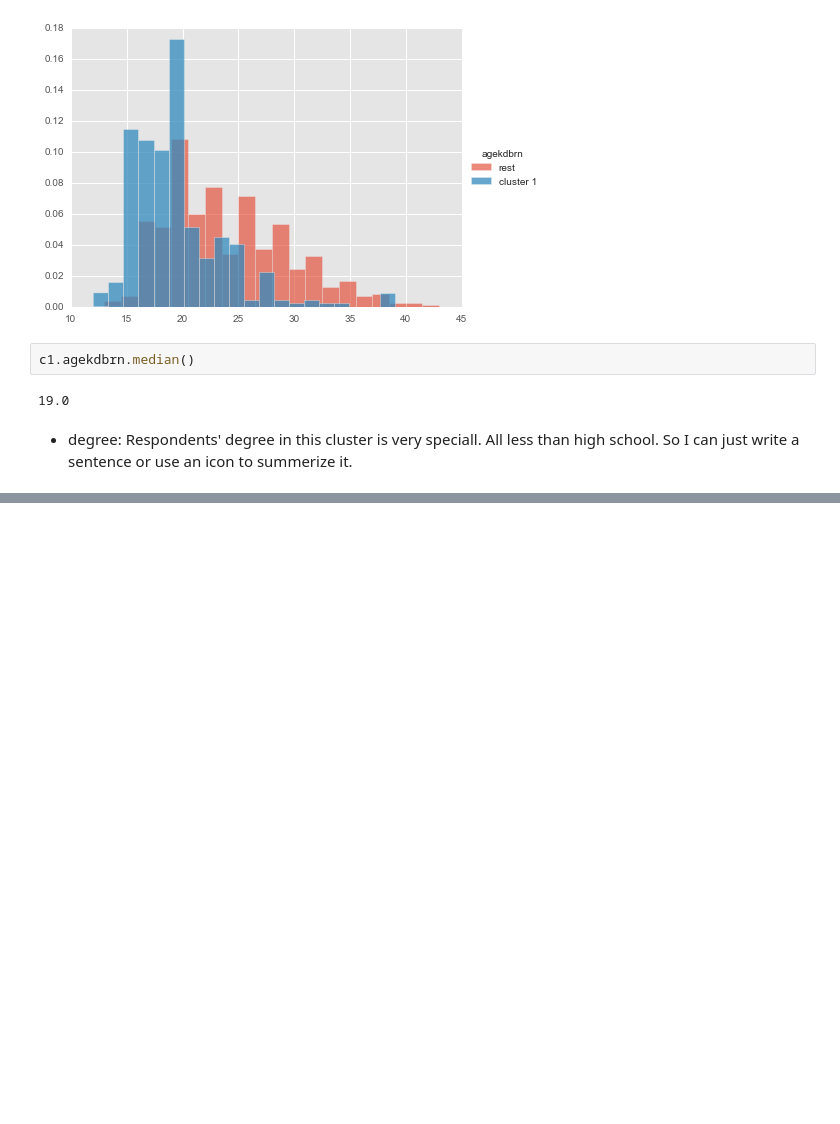
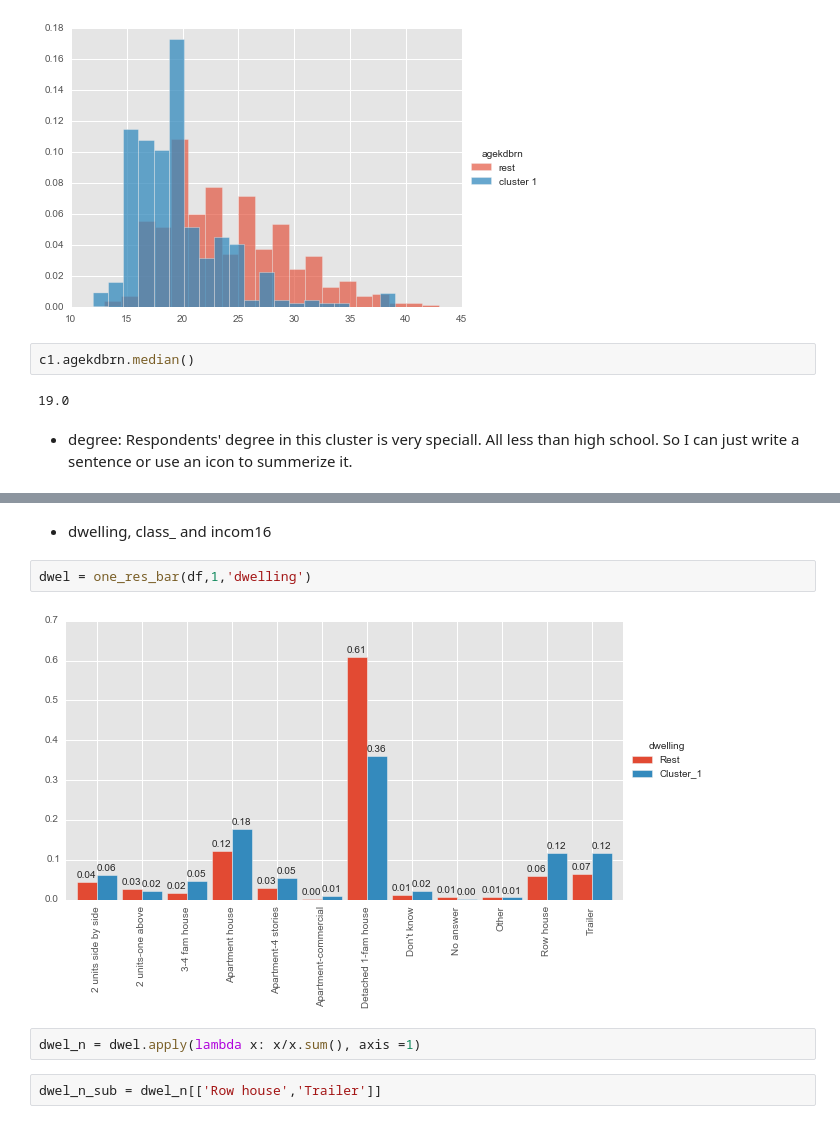
Before and after one commit to banjopickin/women_workforce, a Jupyter notebook: Untitled.ipynb, the cells around one changed output, grey strips where cells are left out. Saved outputs shown, nothing was run; the diff lists cells and outputs as text; blank space fills up the shorter version.

Commit message:
back up code and plotly chart

```diff
--- a/Untitled.ipynb
+++ b/Untitled.ipynb
@@ -54,0 +52,10 @@ c1.agekdbrn.median()
+# %% [markdown]
+* dwelling, class_ and incom16
+# %%
+dwel = one_res_bar(df,1,'dwelling')
+# %% [output]
+[figure, added]
+# %%
+dwel_n = dwel.apply(lambda x: x/x.sum(), axis =1)
+# %%
+dwel_n_sub = dwel_n[['Row house','Trailer']]
```
Also changed, not shown: parts of 13 cells of this notebook.
